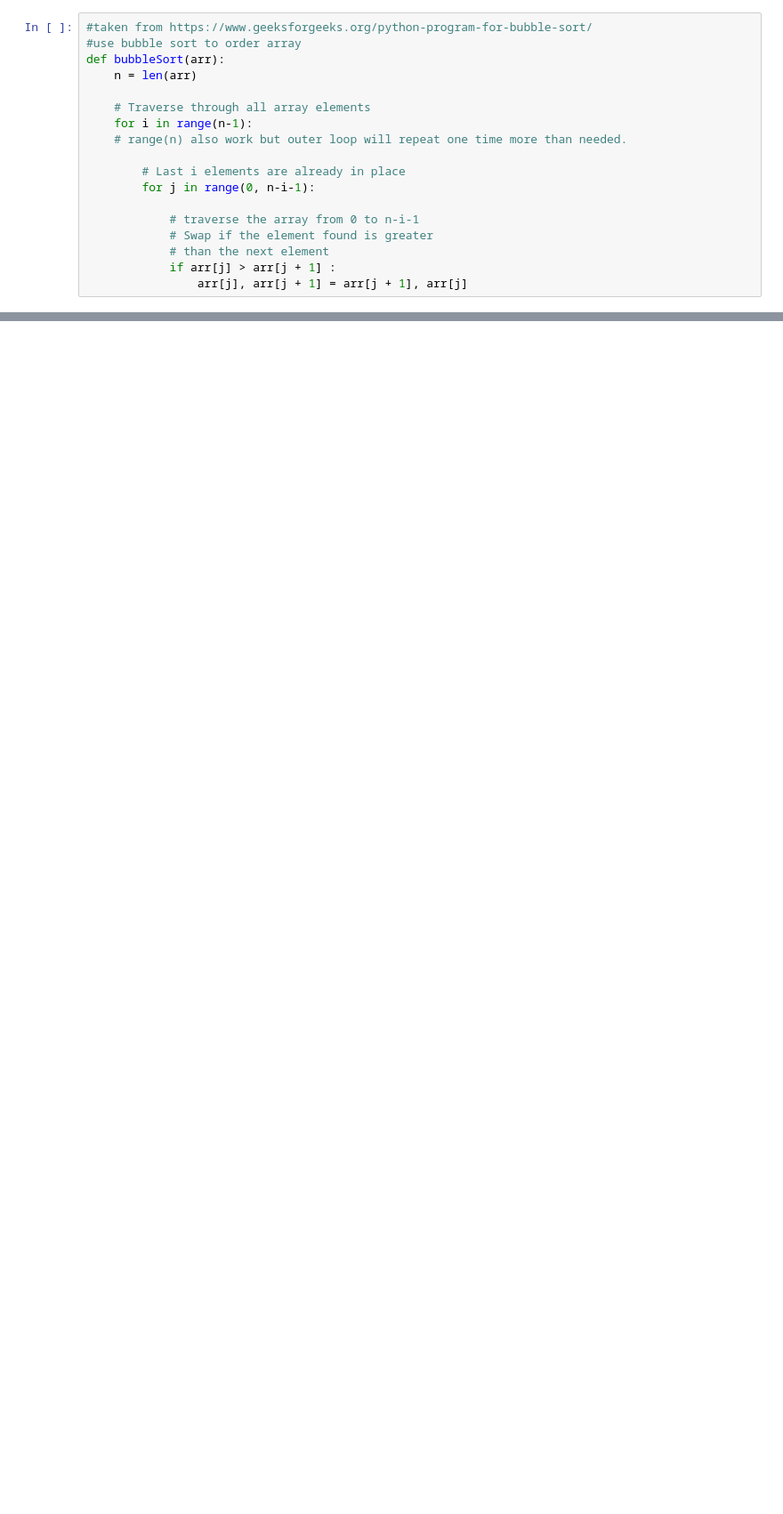
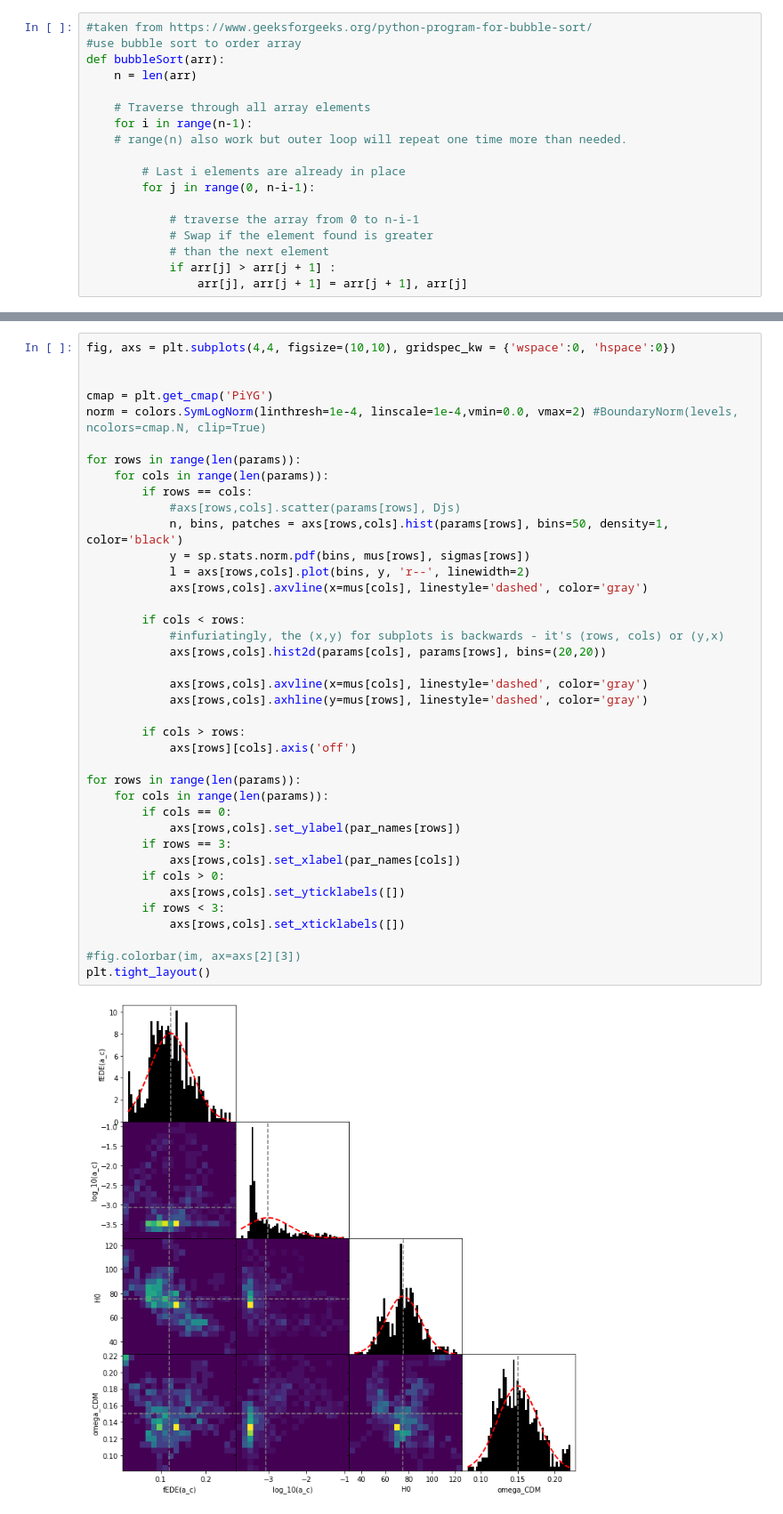
Before and after one commit to saracha413/Axion-MCMC, a Jupyter notebook: axion_MCMC/4param_triangle_plot.ipynb, the cells around one changed output, grey strips where cells are left out. Shown at 89% size. Cells and saved outputs as stored; diff of their text form; blank space fills up the shorter version.

```diff
--- a/axion_MCMC/4param_triangle_plot.ipynb
+++ b/axion_MCMC/4param_triangle_plot.ipynb
@@ -109,0 +100,41 @@ print(bin_and_order(test, test2))
+# %%
+fig, axs = plt.subplots(4,4, figsize=(10,10), gridspec_kw = {'wspace':0, 'hspace':0})
+
+
+cmap = plt.get_cmap('PiYG')
+norm = colors.SymLogNorm(linthresh=1e-4, linscale=1e-4,vmin=0.0, vmax=2) #BoundaryNorm(levels, ncolors=cmap.N, clip=True)
+
+for rows in range(len(params)):
+    for cols in range(len(params)):
+        if rows == cols:
+            #axs[rows,cols].scatter(params[rows], Djs)
+            n, bins, patches = axs[rows,cols].hist(params[rows], bins=50, density=1, color='black')
+            y = sp.stats.norm.pdf(bins, mus[rows], sigmas[rows])
+            l = axs[rows,cols].plot(bins, y, 'r--', linewidth=2)
+            axs[rows,cols].axvline(x=mus[cols], linestyle='dashed', color='gray')
+
+        if cols < rows:
+            #infuriatingly, the (x,y) for subplots is backwards - it's (rows, cols) or (y,x)
+            axs[rows,cols].hist2d(params[cols], params[rows], bins=(20,20))
+
+            axs[rows,cols].axvline(x=mus[cols], linestyle='dashed', color='gray')
+            axs[rows,cols].axhline(y=mus[rows], linestyle='dashed', color='gray')
+
+        if cols > rows:
+            axs[rows][cols].axis('off')
+
+for rows in range(len(params)):
+    for cols in range(len(params)):
+        if cols == 0:
+            axs[rows,cols].set_ylabel(par_names[rows])
+        if rows == 3:
+            axs[rows,cols].set_xlabel(par_names[cols])
+        if cols > 0:
+            axs[rows,cols].set_yticklabels([])
+        if rows < 3:
+            axs[rows,cols].set_xticklabels([])
+
+#fig.colorbar(im, ax=axs[2][3])
+plt.tight_layout()
+# %% [output]
+[figure, added]
```
Also changed, not shown: parts of 11 cells of this notebook, 22 other files.
